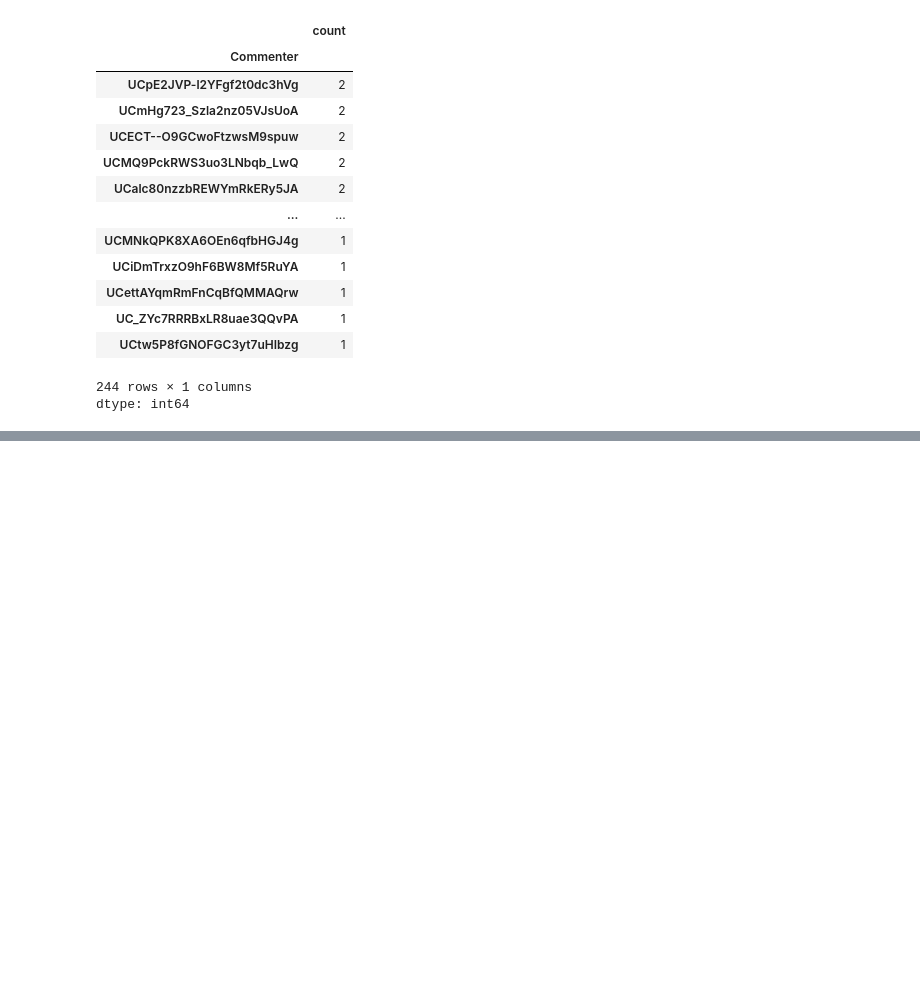
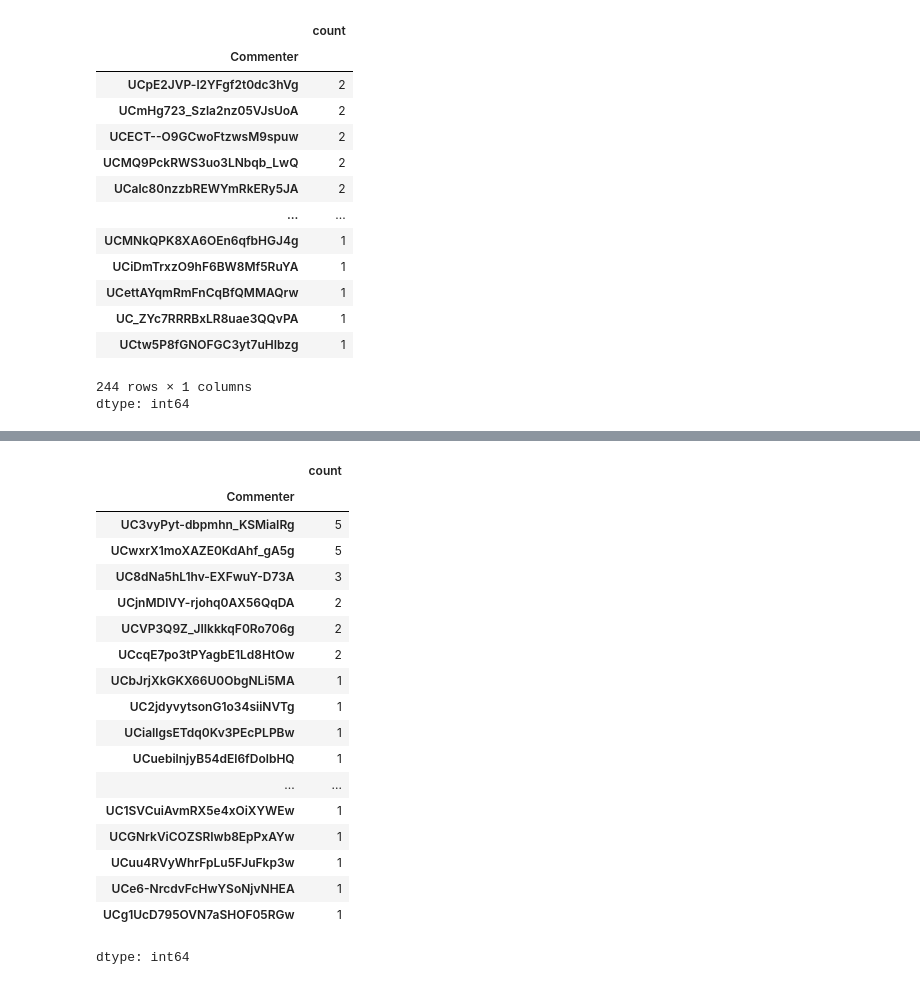
Before and after one commit to bluecoder777/Game-Promotion-Analysis, a Jupyter notebook: Youtuber_with_Relavant_Reach.ipynb, the cells around one changed output, grey strips where cells are left out. Drawn from its saved outputs; the diff is of its cells as text; code cells hidden in the pictures; blank space fills up the shorter version.

```diff
--- a/Youtuber_with_Relavant_Reach.ipynb
+++ b/Youtuber_with_Relavant_Reach.ipynb
@@ -297,0 +323,22 @@ dtype: int64
+# %%
+mobile_arcade_comments['Commenter'].value_counts()
+# %% [output]
+|  | count |
+| Commenter |  |
+| UC3vyPyt-dbpmhn_KSMiaIRg | 5 |
+| UCwxrX1moXAZE0KdAhf_gA5g | 5 |
+| UC8dNa5hL1hv-EXFwuY-D73A | 3 |
+| UCjnMDlVY-rjohq0AX56QqDA | 2 |
+| UCVP3Q9Z_JIIkkkqF0Ro706g | 2 |
+| UCcqE7po3tPYagbE1Ld8HtOw | 2 |
+| UCbJrjXkGKX66U0ObgNLi5MA | 1 |
+| UC2jdyvytsonG1o34siiNVTg | 1 |
+| UCiaIlgsETdq0Kv3PEcPLPBw | 1 |
+| UCuebilnjyB54dEl6fDolbHQ | 1 |
+| ... | ... |
+| UC1SVCuiAvmRX5e4xOiXYWEw | 1 |
+| UCGNrkViCOZSRIwb8EpPxAYw | 1 |
+| UCuu4RVyWhrFpLu5FJuFkp3w | 1 |
+| UCe6-NrcdvFcHwYSoNjvNHEA | 1 |
+| UCg1UcD795OVN7aSHOF05RGw | 1 |
+dtype: int64
```
Also changed, not shown: parts of 11 cells of this notebook, 3 other files.
